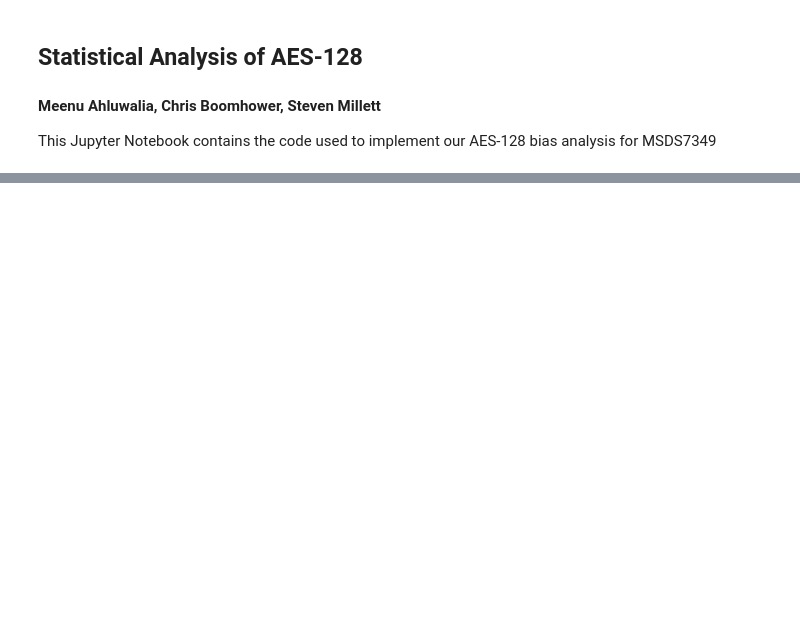
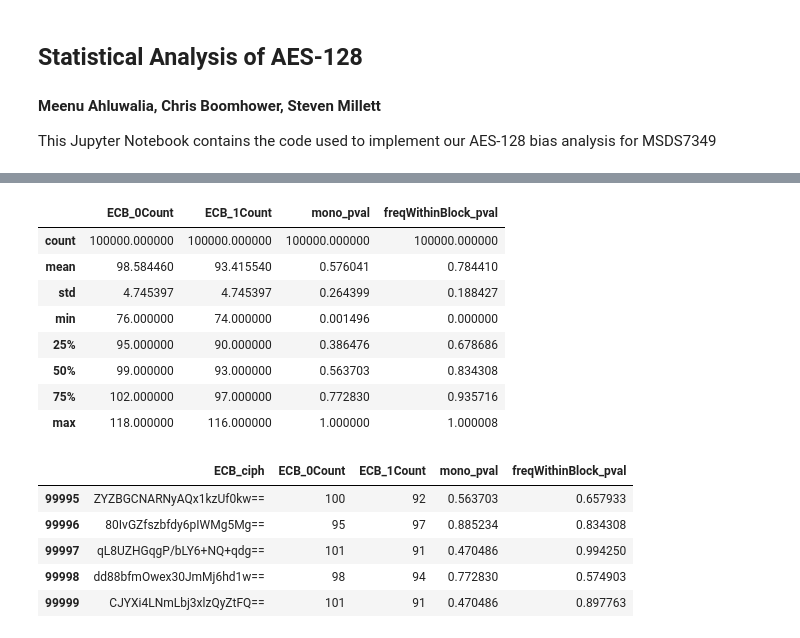
Before and after one commit to ChrisBoomhower/AES-128, a Jupyter notebook: Analysis/AES_Analysis.ipynb, the cells around one changed output, grey strips where cells are left out. Cells and saved outputs as stored; diff of their text form; code cells hidden in the pictures; blank space fills up the shorter version.

```diff
--- a/Analysis/AES_Analysis.ipynb
+++ b/Analysis/AES_Analysis.ipynb
@@ -1628,0 +530,18 @@ p_value
+# %%
+ECB_df2 = add2DF(ECB_df, ECB_FwB_pvals, 'freqWithinBlock_pval')
+# %% [output]
+|  | ECB_0Count | ECB_1Count | mono_pval | freqWithinBlock_pval |
+| count | 100000.000000 | 100000.000000 | 100000.000000 | 100000.000000 |
+| mean | 98.584460 | 93.415540 | 0.576041 | 0.784410 |
+| std | 4.745397 | 4.745397 | 0.264399 | 0.188427 |
+| min | 76.000000 | 74.000000 | 0.001496 | 0.000000 |
+| 25% | 95.000000 | 90.000000 | 0.386476 | 0.678686 |
+| 50% | 99.000000 | 93.000000 | 0.563703 | 0.834308 |
+| 75% | 102.000000 | 97.000000 | 0.772830 | 0.935716 |
+| max | 118.000000 | 116.000000 | 1.000000 | 1.000008 |
+|  | ECB_ciph | ECB_0Count | ECB_1Count | mono_pval | freqWithinBlock_pval |
+| 99995 | ZYZBGCNARNyAQx1kzUf0kw== | 100 | 92 | 0.563703 | 0.657933 |
+| 99996 | 80IvGZfszbfdy6pIWMg5Mg== | 95 | 97 | 0.885234 | 0.834308 |
+| 99997 | qL8UZHGqgP/bLY6+NQ+qdg== | 101 | 91 | 0.470486 | 0.994250 |
+| 99998 | dd88bfmOwex30JmMj6hd1w== | 98 | 94 | 0.772830 | 0.574903 |
+| 99999 | CJYXi4LNmLbj3xlzQyZtFQ== | 101 | 91 | 0.470486 | 0.897763 |
```
Also changed, not shown: parts of 126 cells of this notebook.
